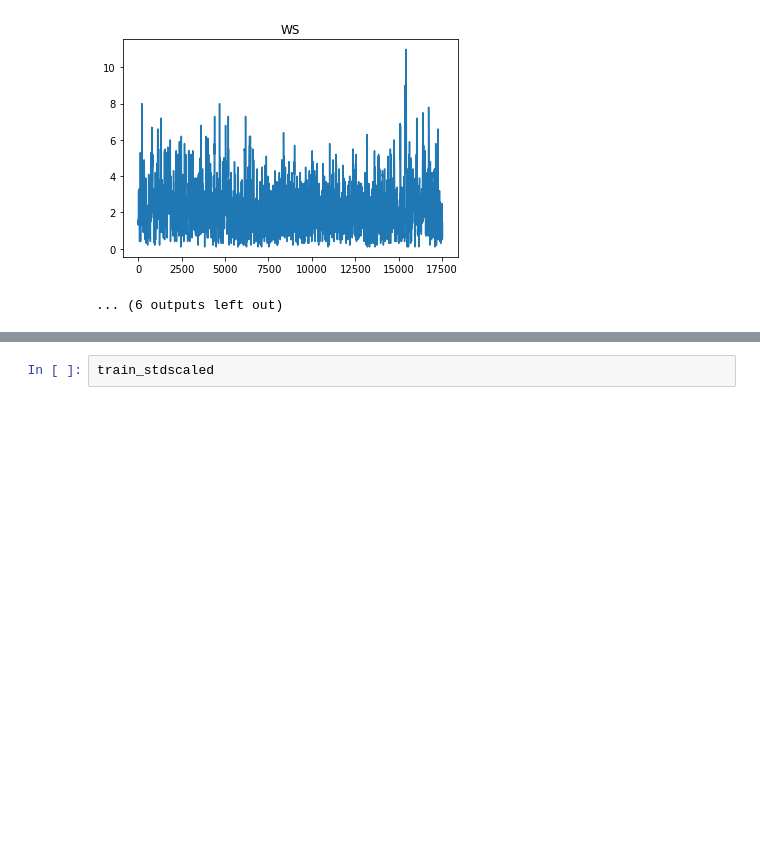
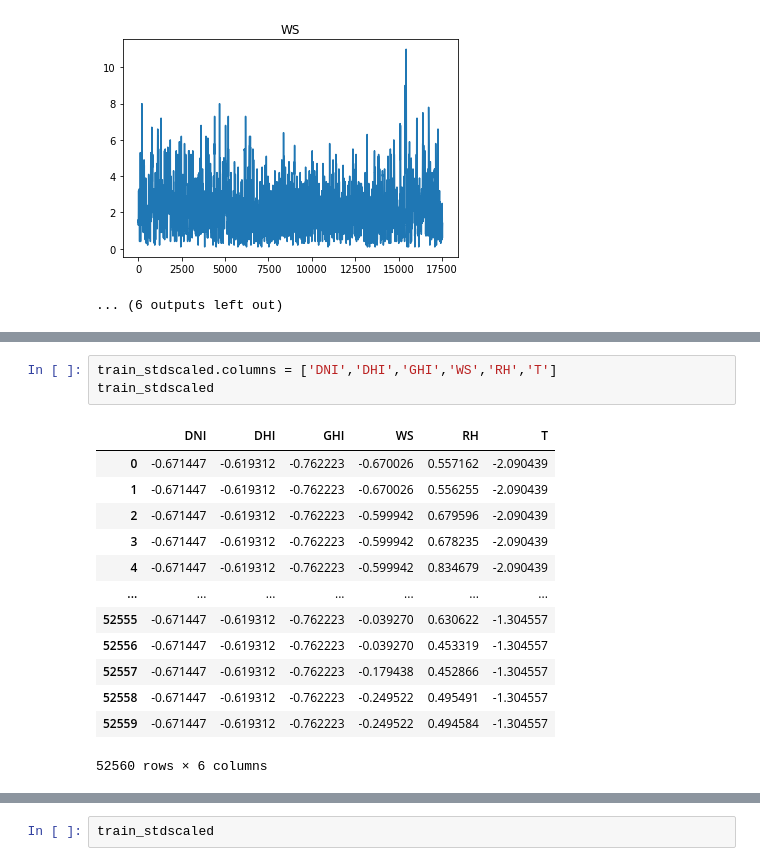
Before and after one commit to yg-renaissance/solar-energy-prediction, a Jupyter notebook: epsilon_Quantile_regression.ipynb, the cells around one changed output, grey strips where cells are left out. Cells and saved outputs as stored; diff of their text form; blank space fills up the shorter version.

```diff
--- a/epsilon_Quantile_regression.ipynb
+++ b/epsilon_Quantile_regression.ipynb
@@ -93,2 +94,19 @@ train_stdscaled = standardScaler.transform(train_stdscaled)
 # %% [output]
 StandardScaler()
+# %%
+train_stdscaled.columns = ['DNI','DHI','GHI','WS','RH','T']
+train_stdscaled
+# %% [output]
+|  | DNI | DHI | GHI | WS | RH | T |
+| 0 | -0.671447 | -0.619312 | -0.762223 | -0.670026 | 0.557162 | -2.090439 |
+| 1 | -0.671447 | -0.619312 | -0.762223 | -0.670026 | 0.556255 | -2.090439 |
+| 2 | -0.671447 | -0.619312 | -0.762223 | -0.599942 | 0.679596 | -2.090439 |
+| 3 | -0.671447 | -0.619312 | -0.762223 | -0.599942 | 0.678235 | -2.090439 |
+| 4 | -0.671447 | -0.619312 | -0.762223 | -0.599942 | 0.834679 | -2.090439 |
+| ... | ... | ... | ... | ... | ... | ... |
+| 52555 | -0.671447 | -0.619312 | -0.762223 | -0.039270 | 0.630622 | -1.304557 |
+| 52556 | -0.671447 | -0.619312 | -0.762223 | -0.039270 | 0.453319 | -1.304557 |
+| 52557 | -0.671447 | -0.619312 | -0.762223 | -0.179438 | 0.452866 | -1.304557 |
+| 52558 | -0.671447 | -0.619312 | -0.762223 | -0.249522 | 0.495491 | -1.304557 |
+| 52559 | -0.671447 | -0.619312 | -0.762223 | -0.249522 | 0.494584 | -1.304557 |
+52560 rows × 6 columns
```
Also changed, not shown: parts of 6 cells of this notebook, 2 other files.
